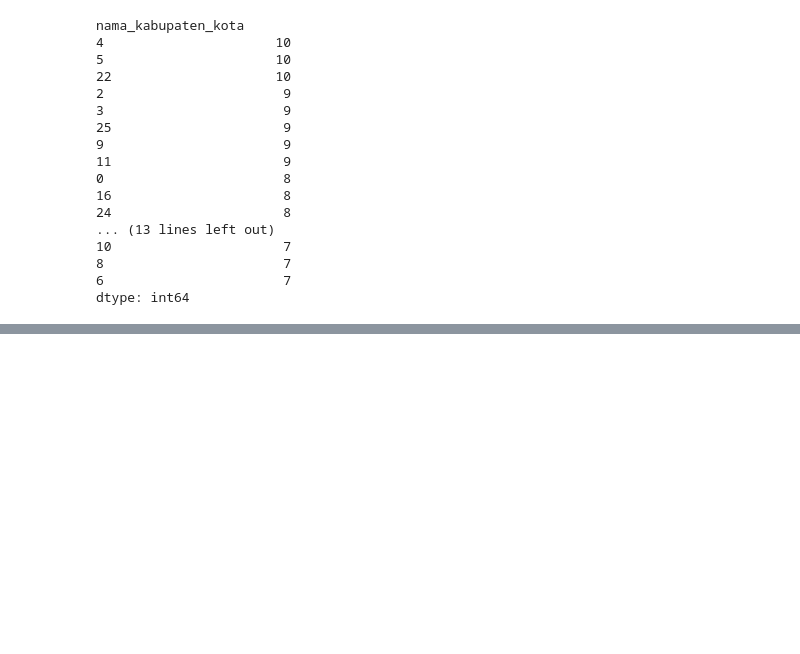
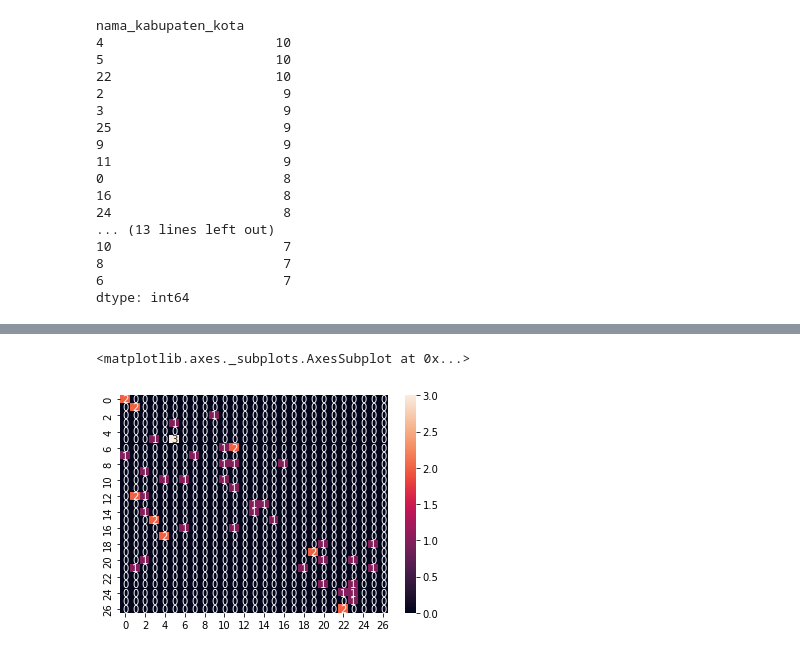
Before and after one commit to fahmiajik12/Python, a Jupyter notebook: data_preprosesJbr.ipynb, the cells around one changed output, grey strips where cells are left out. Drawn from its saved outputs; the diff is of its cells as text; code cells hidden in the pictures; blank space fills up the shorter version.

```diff
--- a/data_preprosesJbr.ipynb
+++ b/data_preprosesJbr.ipynb
@@ -195,0 +200,5 @@ dtype: int64
+# %%
+from sklearn.svm import SVC
+
+model_SVM = SVC(random_state=0)
+model_SVM.fit(train_smote_X, train_smote_Y)
@@ -195,0 +234,6 @@ dtype: int64
+# %%
+from sklearn.ensemble import RandomForestClassifier
+from sklearn.metrics import confusion_matrix, accuracy_score, classification_report
+
+model = RandomForestClassifier(n_estimators=100, random_state=0)
+model.fit(train_smote_X, train_smote_Y)
@@ -195,0 +242,2 @@ dtype: int64
+# %%
+y_pred = model.predict(test_X)
@@ -195,0 +302,7 @@ dtype: int64
+# %%
+import seaborn as sn
+cm = confusion_matrix(test_Y, y_pred)
+sn.heatmap(cm, annot=True)
+# %% [output]
+<matplotlib.axes._subplots.AxesSubplot at 0x...>
+[figure, added]
```
Also changed, not shown: parts of 12 cells of this notebook.
